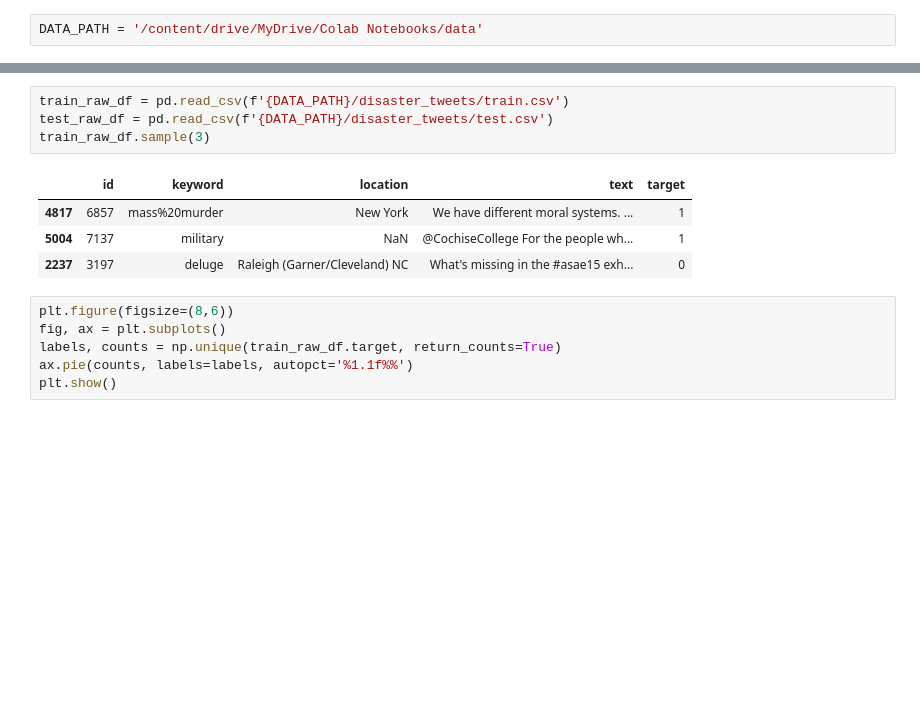
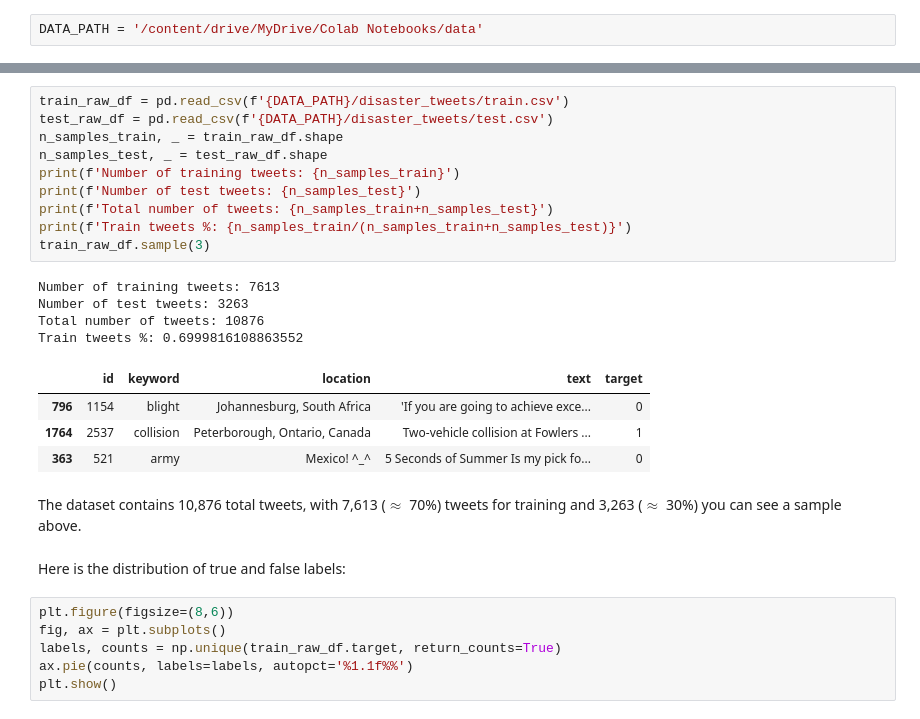
Before and after one commit to carlosbarrone/public_notebooks, a Jupyter notebook: disaster_tweets.ipynb, the cells around one changed output, grey strips where cells are left out. Saved outputs shown, nothing was run; the diff lists cells and outputs as text; blank space fills up the shorter version.

```diff
--- a/disaster_tweets.ipynb
+++ b/disaster_tweets.ipynb
@@ -22,12 +30,26 @@ from sklearn.model_selection import train_test_split
 # %%
 train_raw_df = pd.read_csv(f'{DATA_PATH}/disaster_tweets/train.csv')
 test_raw_df = pd.read_csv(f'{DATA_PATH}/disaster_tweets/test.csv')
+n_samples_train, _ = train_raw_df.shape
+n_samples_test, _ = test_raw_df.shape
+print(f'Number of training tweets: {n_samples_train}')
+print(f'Number of test tweets: {n_samples_test}')
+print(f'Total number of tweets: {n_samples_train+n_samples_test}')
+print(f'Train tweets %: {n_samples_train/(n_samples_train+n_samples_test)}')
 train_raw_df.sample(3)
 # %% [output]
+Number of training tweets: 7613
+Number of test tweets: 3263
+Total number of tweets: 10876
+Train tweets %: 0.6999816108863552
 |  | id | keyword | location | text | target |
-| 4817 | 6857 | mass%20murder | New York | We have different moral systems. ... | 1 |
-| 5004 | 7137 | military | NaN | @CochiseCollege For the people wh... | 1 |
-| 2237 | 3197 | deluge | Raleigh (Garner/Cleveland) NC | What's missing in the #asae15 exh... | 0 |
+| 796 | 1154 | blight | Johannesburg, South Africa | 'If you are going to achieve exce... | 0 |
+| 1764 | 2537 | collision | Peterborough, Ontario, Canada | Two-vehicle collision at Fowlers ... | 1 |
+| 363 | 521 | army | Mexico! ^_^ | 5 Seconds of Summer Is my pick fo... | 0 |
+# %% [markdown]
+The dataset contains 10,876 total tweets, with 7,613 ($\approx$ 70%) tweets for training and 3,263 ($\approx$ 30%) you can see a sample above.
+# %% [markdown]
+Here is the distribution of true and false labels:
 # %%
 plt.figure(figsize=(8,6))
 fig, ax = plt.subplots()
```
Also changed, not shown: parts of 28 cells of this notebook.
